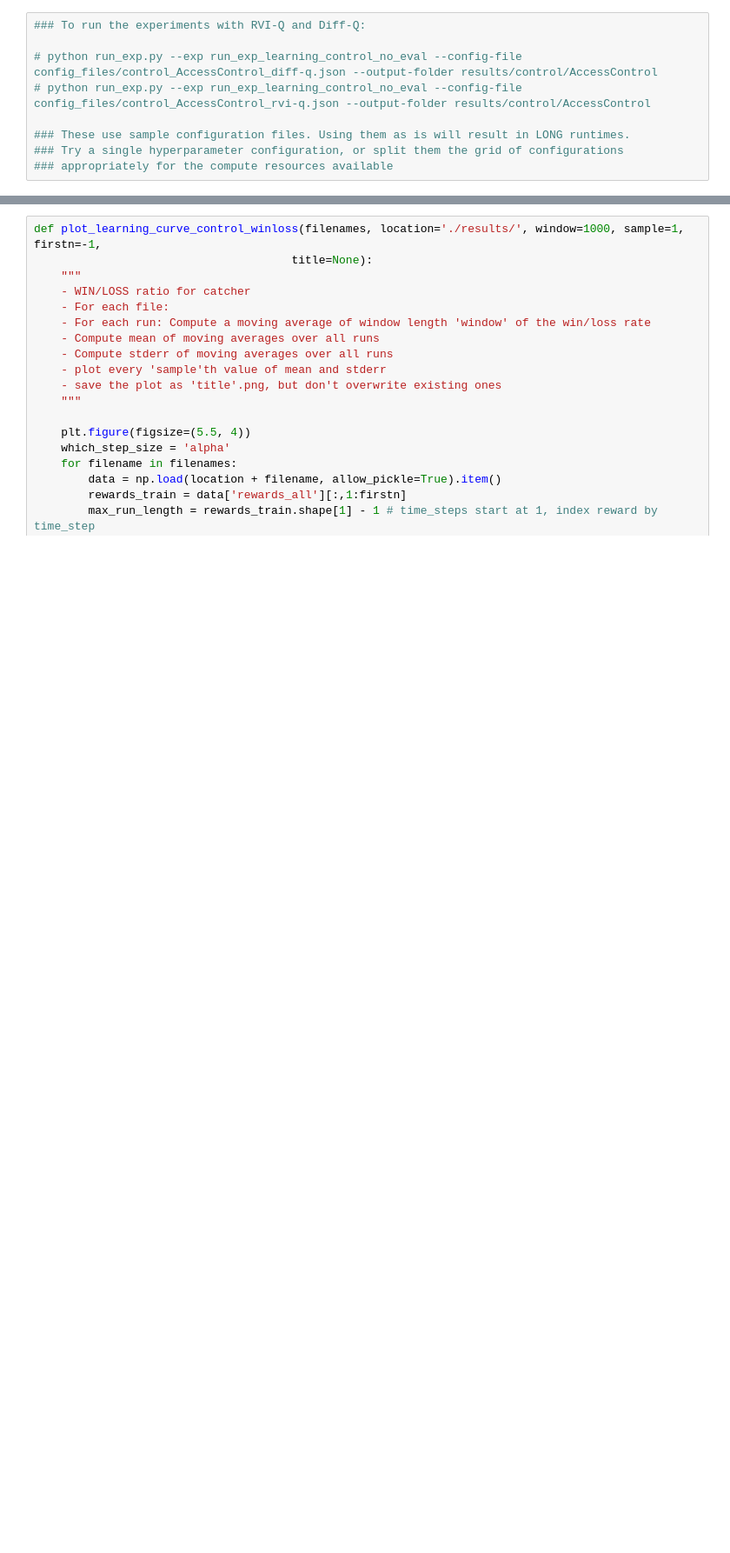
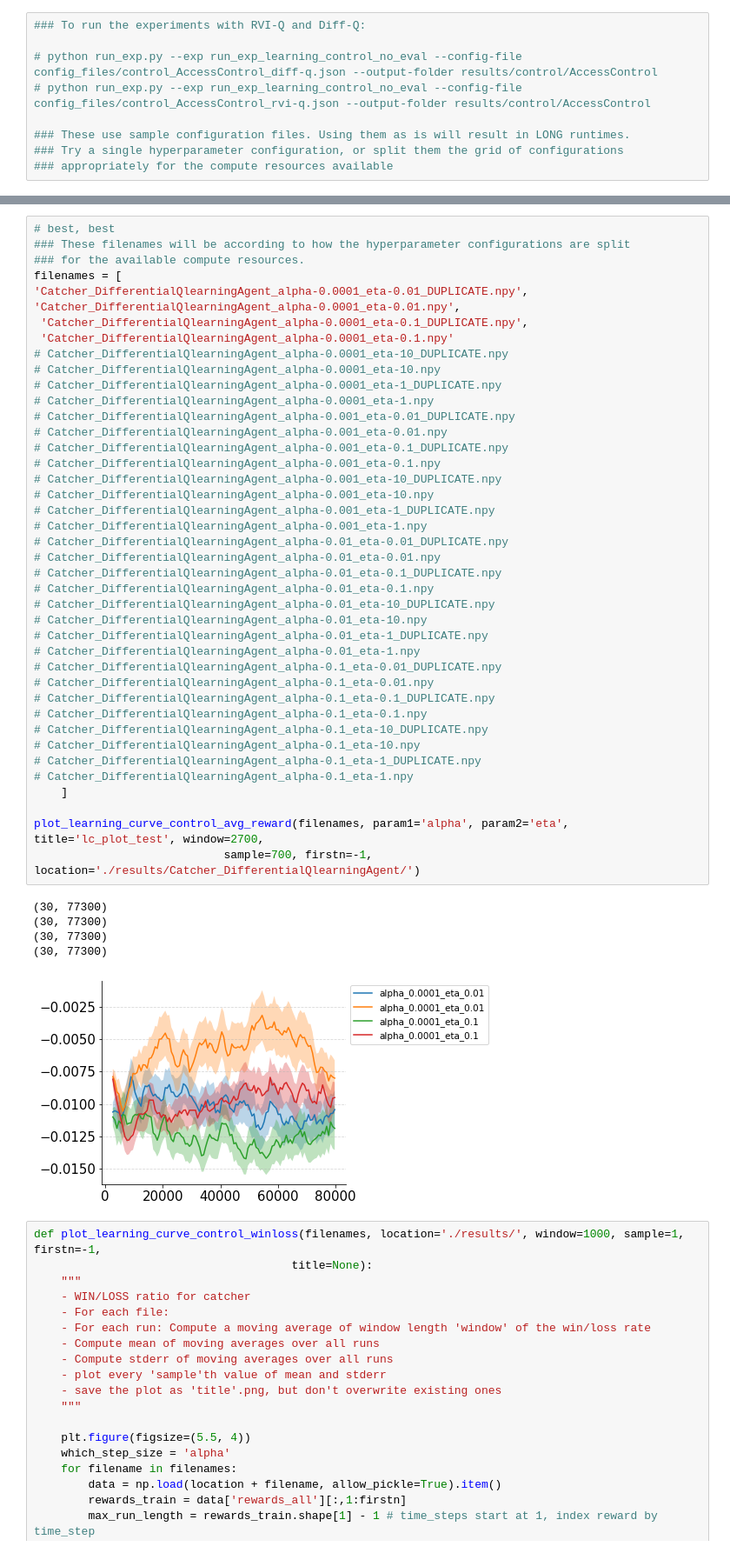
Before and after one commit to hexken/average-reward-benchmarking, a Jupyter notebook: control_exps.ipynb, the cells around one changed output, grey strips where cells are left out. Shown: that part at 87% size. Saved outputs shown, nothing was run; the diff lists cells and outputs as text; blank space fills up the shorter version.

```diff
--- a/control_exps.ipynb
+++ b/control_exps.ipynb
@@ -191,3 +251,50 @@ plot_learning_curve_control_avg_reward(filenames, title='lc_plot_test', window=4
+# %%
+# best, best
+### These filenames will be according to how the hyperparameter configurations are split
+### for the available compute resources.
+filenames = [
+'Catcher_DifferentialQlearningAgent_alpha-0.0001_eta-0.01_DUPLICATE.npy',
+'Catcher_DifferentialQlearningAgent_alpha-0.0001_eta-0.01.npy',
+ 'Catcher_DifferentialQlearningAgent_alpha-0.0001_eta-0.1_DUPLICATE.npy',
+ 'Catcher_DifferentialQlearningAgent_alpha-0.0001_eta-0.1.npy'
+# Catcher_DifferentialQlearningAgent_alpha-0.0001_eta-10_DUPLICATE.npy
+# Catcher_DifferentialQlearningAgent_alpha-0.0001_eta-10.npy
+# Catcher_DifferentialQlearningAgent_alpha-0.0001_eta-1_DUPLICATE.npy
+# Catcher_DifferentialQlearningAgent_alpha-0.0001_eta-1.npy
+# Catcher_DifferentialQlearningAgent_alpha-0.001_eta-0.01_DUPLICATE.npy
+# Catcher_DifferentialQlearningAgent_alpha-0.001_eta-0.01.npy
+# Catcher_DifferentialQlearningAgent_alpha-0.001_eta-0.1_DUPLICATE.npy
+# Catcher_DifferentialQlearningAgent_alpha-0.001_eta-0.1.npy
+# Catcher_DifferentialQlearningAgent_alpha-0.001_eta-10_DUPLICATE.npy
+# Catcher_DifferentialQlearningAgent_alpha-0.001_eta-10.npy
+# Catcher_DifferentialQlearningAgent_alpha-0.001_eta-1_DUPLICATE.npy
+# Catcher_DifferentialQlearningAgent_alpha-0.001_eta-1.npy
+# Catcher_DifferentialQlearningAgent_alpha-0.01_eta-0.01_DUPLICATE.npy
+# Catcher_DifferentialQlearningAgent_alpha-0.01_eta-0.01.npy
+# Catcher_DifferentialQlearningAgent_alpha-0.01_eta-0.1_DUPLICATE.npy
+# Catcher_DifferentialQlearningAgent_alpha-0.01_eta-0.1.npy
+# Catcher_DifferentialQlearningAgent_alpha-0.01_eta-10_DUPLICATE.npy
+# Catcher_DifferentialQlearningAgent_alpha-0.01_eta-10.npy
+# Catcher_DifferentialQlearningAgent_alpha-0.01_eta-1_DUPLICATE.npy
+# Catcher_DifferentialQlearningAgent_alpha-0.01_eta-1.npy
+# Catcher_DifferentialQlearningAgent_alpha-0.1_eta-0.01_DUPLICATE.npy
+# Catcher_DifferentialQlearningAgent_alpha-0.1_eta-0.01.npy
+# Catcher_DifferentialQlearningAgent_alpha-0.1_eta-0.1_DUPLICATE.npy
+# Catcher_DifferentialQlearningAgent_alpha-0.1_eta-0.1.npy
+# Catcher_DifferentialQlearningAgent_alpha-0.1_eta-10_DUPLICATE.npy
+# Catcher_DifferentialQlearningAgent_alpha-0.1_eta-10.npy
+# Catcher_DifferentialQlearningAgent_alpha-0.1_eta-1_DUPLICATE.npy
+# Catcher_DifferentialQlearningAgent_alpha-0.1_eta-1.npy
+    ]
+
+plot_learning_curve_control_avg_reward(filenames, param1='alpha', param2='eta', title='lc_plot_test', window=2700,
+                            sample=700, firstn=-1, location='./results/Catcher_DifferentialQlearningAgent/')
+# %% [output]
+(30, 77300)
+(30, 77300)
+(30, 77300)
+(30, 77300)
+[figure, added]
 # %%
 def plot_learning_curve_control_winloss(filenames, location='./results/', window=1000, sample=1, firstn=-1,
                                       title=None):
```
Also changed, not shown: parts of 7 cells of this notebook, 8 other files.
